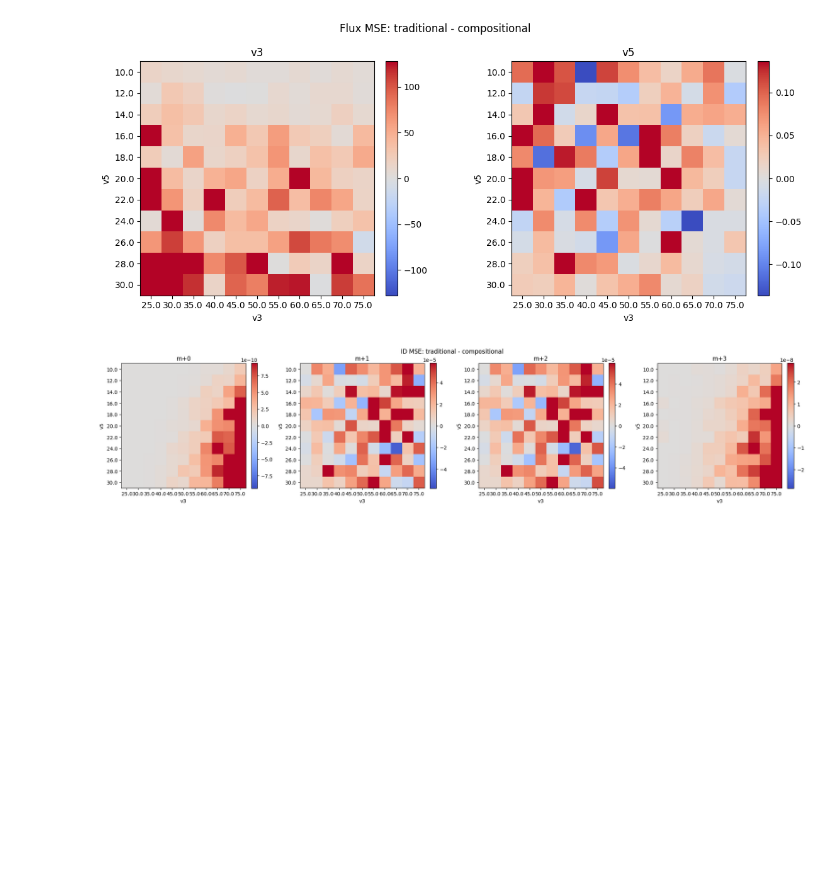
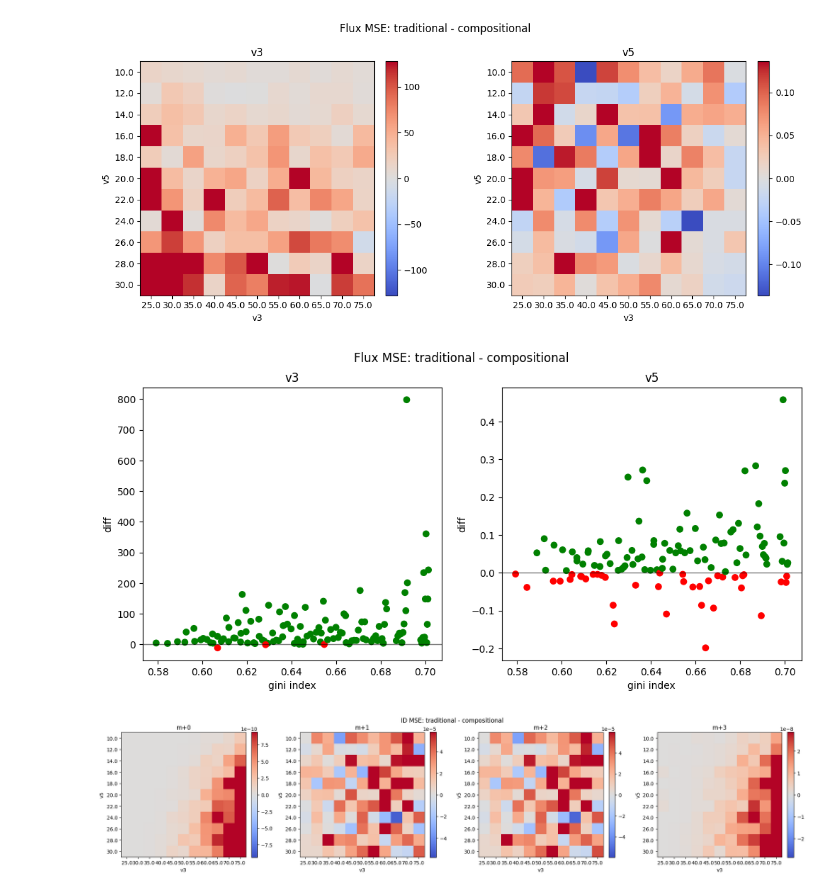
Before and after one commit to dtu-qmcm/cmfa, a Jupyter notebook: notebooks/toy_network.ipynb, the cells around one changed output. Cells and saved outputs as stored; diff of their text form; code cells hidden in the pictures; blank space fills up the shorter version.

```diff
--- a/notebooks/toy_network.ipynb
+++ b/notebooks/toy_network.ipynb
@@ -91,3 +55,5 @@ print(gini_index.mean())
+# %%
+gini_indices = jnp.load(RESULTS_DIR / "gini_indices.npy")
 # %%
 with open(RESULTS_DIR / "estimated_fluxes.pkl", "rb") as f:
     estimated_fluxes = pickle.load(f)
@@ -302,6 +264,23 @@ f.suptitle("Flux MSE: traditional - compositional")
 f.tight_layout()
 # %% [output]
 [figure]
+# %%
+diff_flux = (resid_trad ** 2).mean(axis=1) - (resid_ilr ** 2).mean(axis=1)
+gini = jnp.column_stack((gini_indices, diff_flux))
+# %%
+f, axes = plt.subplots(1, 2, figsize=[12, 5])
+axes = axes.ravel()
+
+for i in range(2):
+    y_values = gini[:, i+1]
+    colors = np.where(y_values >= 0, 'green', 'red')
+    axes[i].scatter(gini[:,0], y_values, c=colors)
+    axes[i].axhline(0, color='black', lw=1, alpha=0.5)
+    axes[i].set(xlabel="gini index", ylabel="diff", title=f"v{3+2*i}")
+f.suptitle("Flux MSE: traditional - compositional")
+plt.show()
+# %% [output]
+[figure, added]
 # %%
 f, axes = plt.subplots(1, 4, figsize=[20, 8])
 axes = axes.ravel()
```
Also changed, not shown: parts of 6 cells of this notebook, 10 other files.
